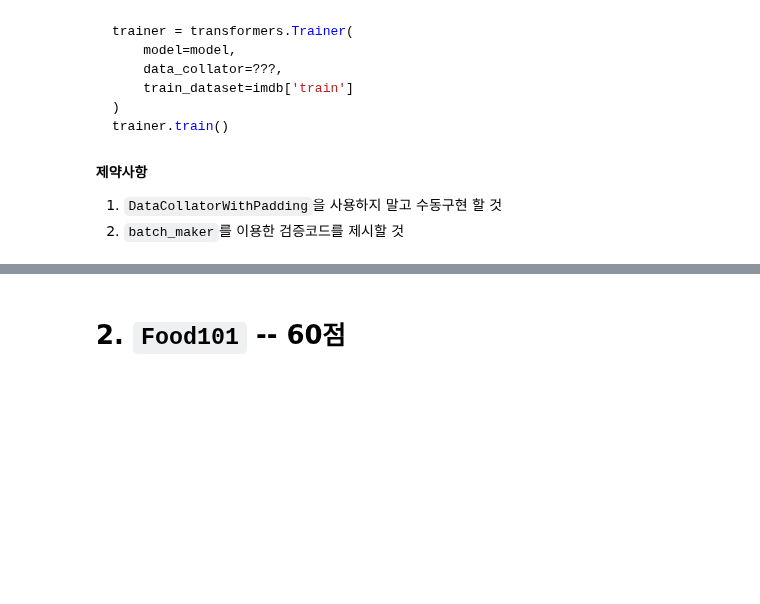
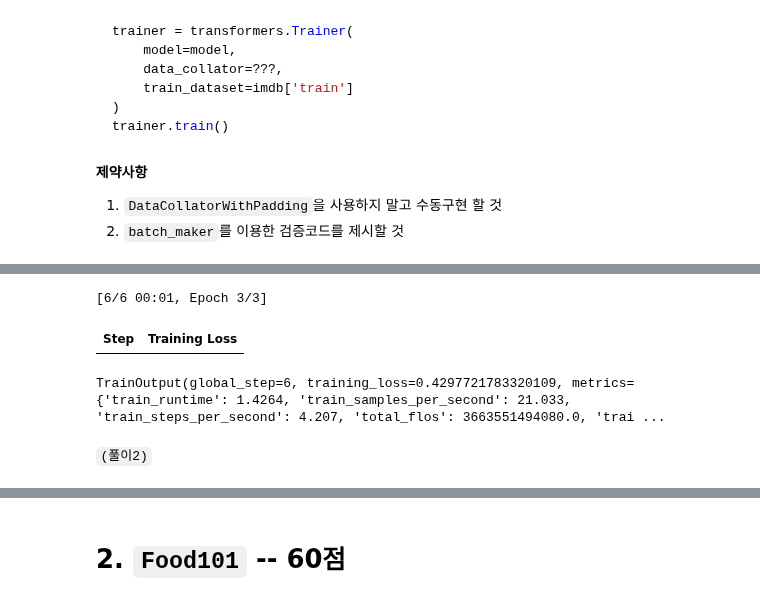
Before and after one commit to guebin/MP2024, a Jupyter notebook: quiz/Quiz-10.ipynb, the cells around one changed output, grey strips where cells are left out. Saved outputs shown, nothing was run; the diff lists cells and outputs as text; code cells hidden in the pictures; blank space fills up the shorter version.

```diff
--- a/quiz/Quiz-10.ipynb
+++ b/quiz/Quiz-10.ipynb
@@ -32,6 +34,9 @@ import io
 # %%
 imdb = datasets.load_dataset("guebin/imdb-tiny")
 tokenizer = transformers.AutoTokenizer.from_pretrained("distilbert/distilbert-base-uncased")
+model = transformers.AutoModelForSequenceClassification.from_pretrained(
+    "distilbert/distilbert-base-uncased", num_labels=2
+)
 def preprocess_function(examples):
     return tokenizer(examples["text"], truncation=True)
 imdb = imdb.map(preprocess_function,batched=True)
@@ -53,0 +64,16 @@ trainer.train()
+# %%
+trainer = batch_maker = transformers.Trainer(
+    model=model,
+    data_collator=lambda x: x,
+    train_dataset=imdb['train']
+)
+# %%
+single_batch = next(iter(batch_maker.get_eval_dataloader(imdb['train'])))
+def collate_fn(single_batch):
+    collated_data = dict()
+    collated_data['input_ids'] = torch.nn.utils.rnn.pad_sequence([torch.tensor(dct['input_ids']) for dct in single_batch]).t()
+    collated_data['attention_mask'] = torch.nn.utils.rnn.pad_sequence([torch.tensor(dct['attention_mask']) for dct in single_batch]).t()
+    collated_data['labels'] = torch.tensor([dct['label'] for dct in single_batch])
+    return collated_data
+model.to("cpu")
+model(**collate_fn(single_batch))
@@ -53,0 +89,10 @@ trainer.train()
+# %%
+trainer.data_collator = collate_fn
+# %%
+trainer.train()
+# %% [output]
+[6/6 00:01, Epoch 3/3]
+| Step | Training Loss |
+TrainOutput(global_step=6, training_loss=0.4297721783320109, metrics={'train_runtime': 1.4264, 'train_samples_per_second': 21.033, 'train_steps_per_second': 4.207, 'total_flos': 3663551494080.0, 'trai ...
+# %% [markdown]
+`(풀이2)`
```
Also changed, not shown: parts of 18 cells of this notebook, 26 other files.
